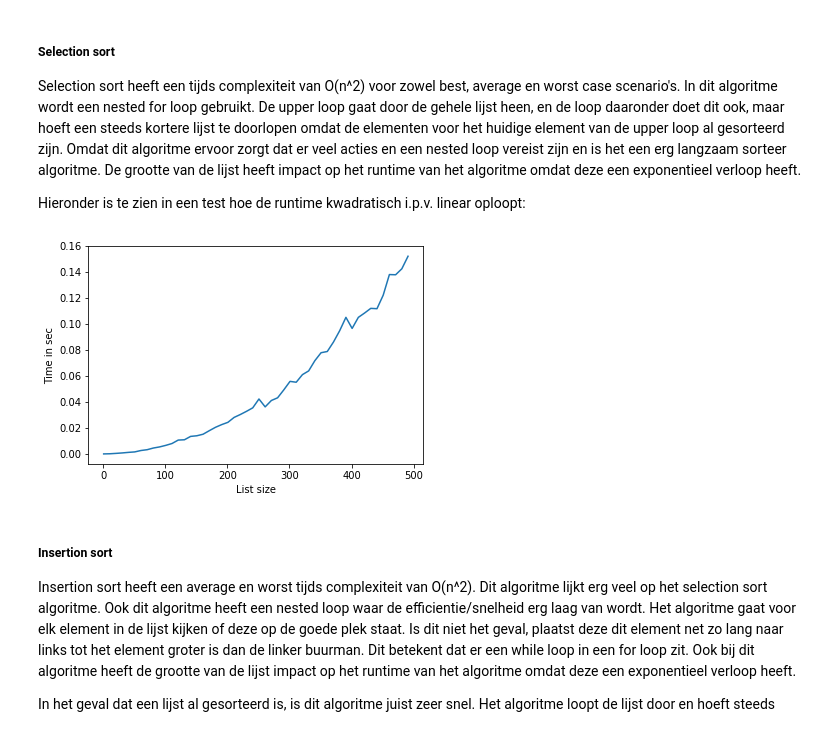
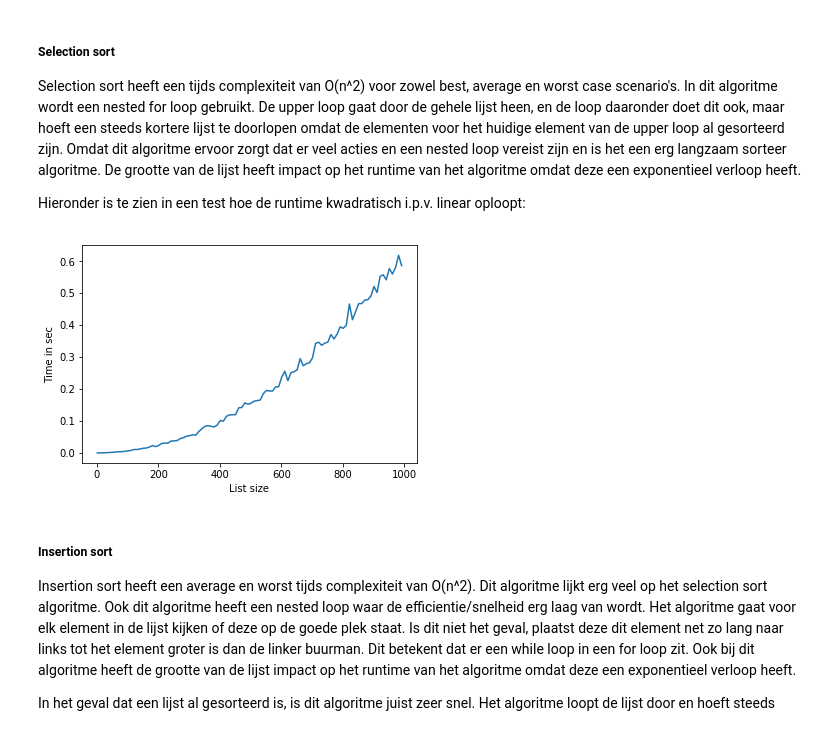
Before and after one commit to vlreinier/HPP, a Jupyter notebook: 1.1.ipynb, the cells around one changed output. Saved outputs shown, nothing was run; the diff lists cells and outputs as text; code cells hidden in the pictures.

```diff
--- a/1.1.ipynb
+++ b/1.1.ipynb
@@ -74,15 +74,15 @@ Selection sort heeft een tijds complexiteit van O(n^2) voor zowel best, average
 
 Hieronder is te zien in een test hoe de runtime kwadratisch i.p.v. linear oploopt:
 # %%
-# print and plot timings
-tests = [generate_random_int_list(i) for i in range(1, 500, 10)]
+# plot timings
+tests = [generate_random_int_list(i) for i in range(1, 1000, 10)]
 timings = get_timing(function=selection_sort, parameters=tests, repeat=10)
 plt.plot(list(timings[1].keys()), list(timings[1].values()))
 plt.xlabel("List size")
 plt.ylabel("Time in sec")
 plt.show()
 # %% [output]
-[figure, old version]
+[figure, new version]
 # %% [markdown]
 ##### Insertion sort
 
```
Also changed, not shown: parts of 5 cells of this notebook, 3 other files.
